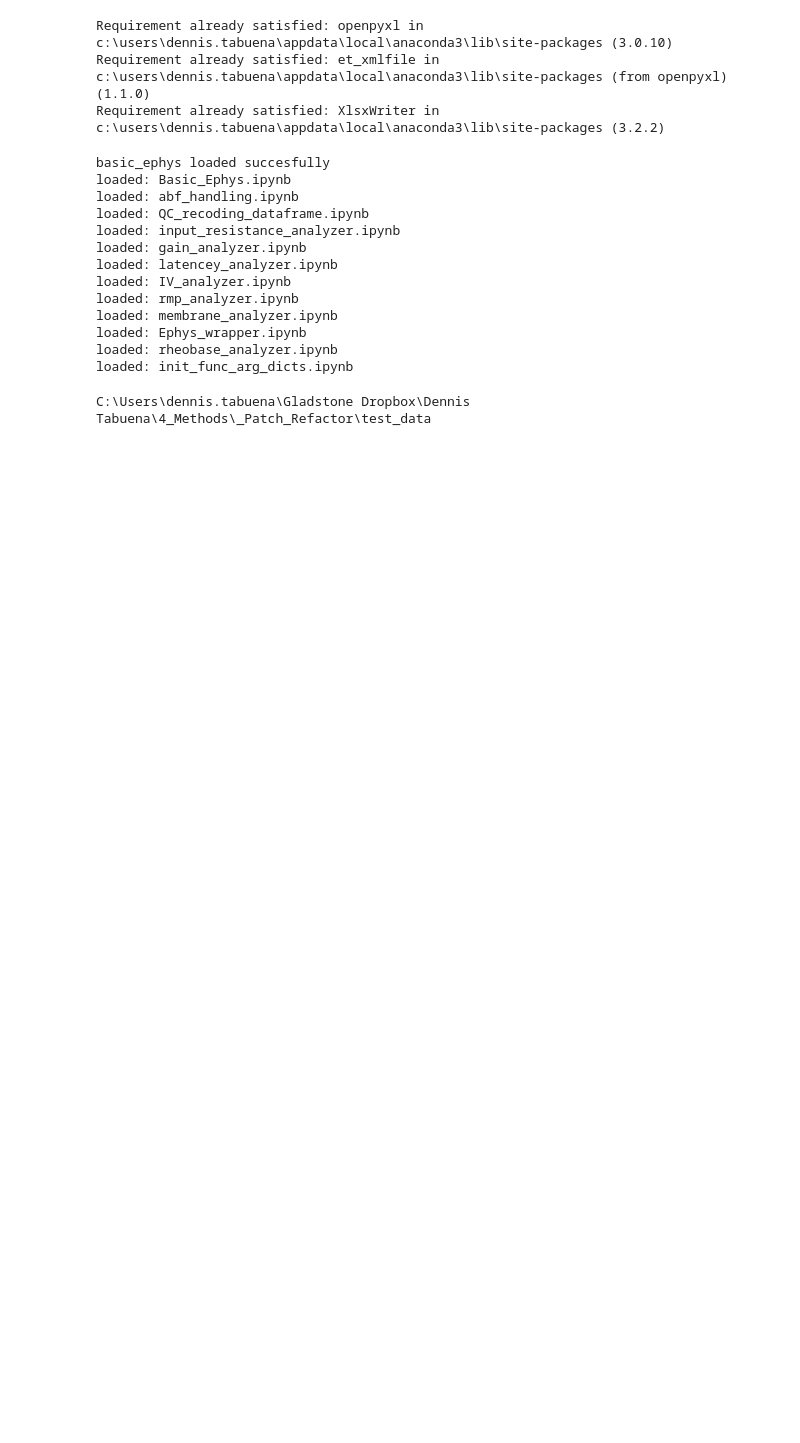
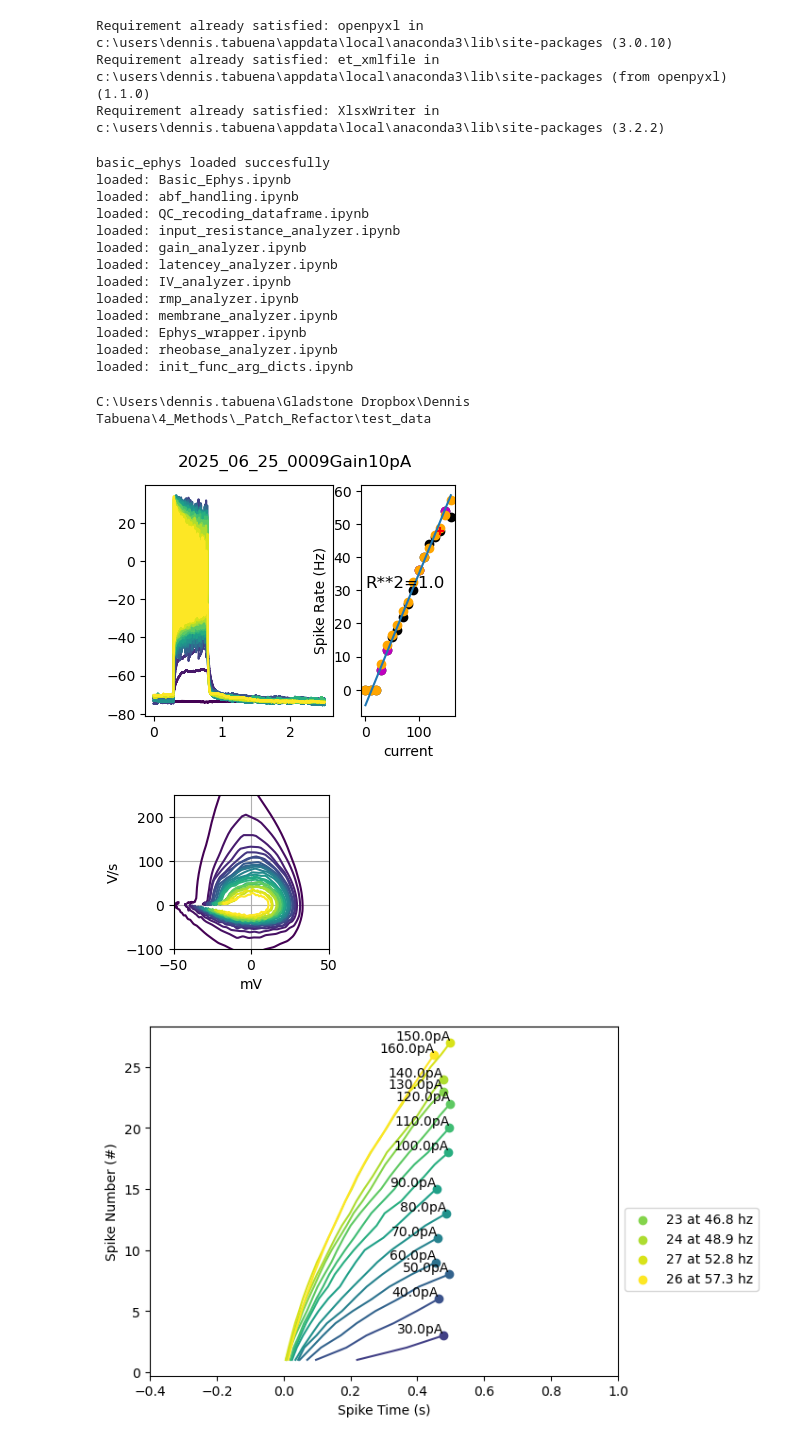
Before and after one commit to dtabuena/Patch_Ephys, a Jupyter notebook: Refactor/Analyze_Recs.ipynb, the cells around one changed output. Drawn from its saved outputs; the diff is of its cells as text; code cells hidden in the pictures; blank space fills up the shorter version.

```diff
--- a/Refactor/Analyze_Recs.ipynb
+++ b/Refactor/Analyze_Recs.ipynb
@@ -204,6 +204,15 @@ cell_df = cell_sorting(abf_recordings_df)
 results['cell_df'] = cell_df
 display(cell_df.head(3))
 cell_df.to_csv('cell_df.csv')
+# %%
+fn = r"C:\Users\dennis.tabuena\Gladstone Dropbox\Dennis Tabuena\4_Methods\_Patch_Refactor\test_data\5XFAD data For Misha\2025-06-25-TG\cell2\2025_06_25_0009Gain10pA.abf"
+abf = pyabf.ABF(fn)
+spike_args_gain={'spike_thresh':10, 'high_dv_thresh': 20,'low_dv_thresh': -5,'window_ms': 3}
+_ = gain_analyzer(abf,spike_args_gain, 1, 4, .7,[-60,-80])
+# %% [output]
+[figure, added]
+[figure, added]
+[figure, added]
 # %%
 
 fast_results = ephys_wrapper_local(dataset,VC_prot,IC_prot,strat_cols=['day'],size_col='Cmq_128.0')
```
